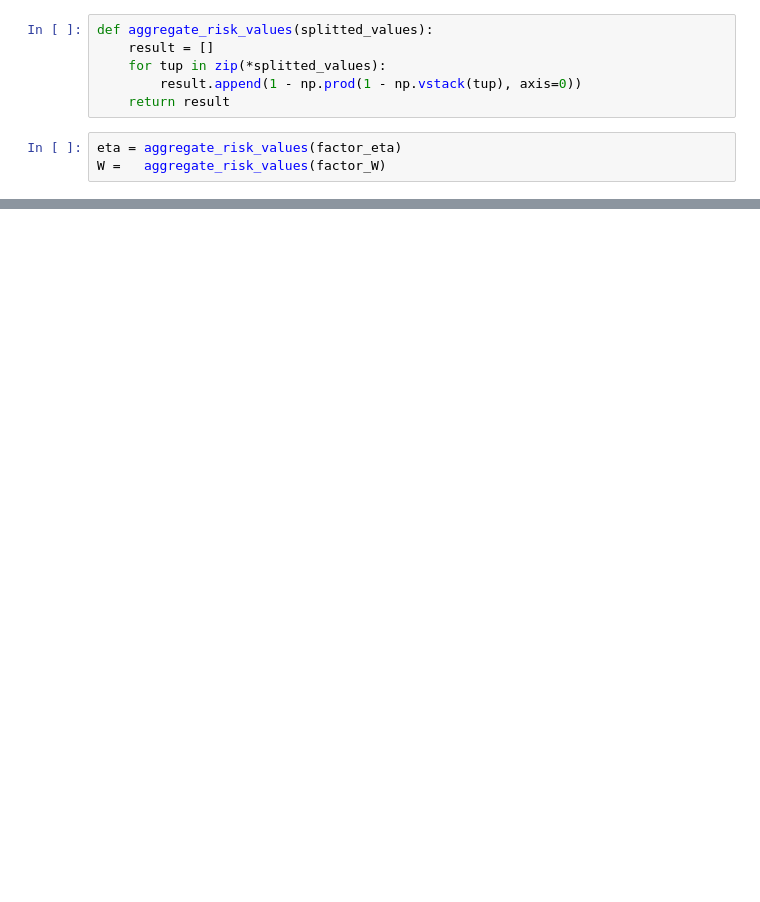
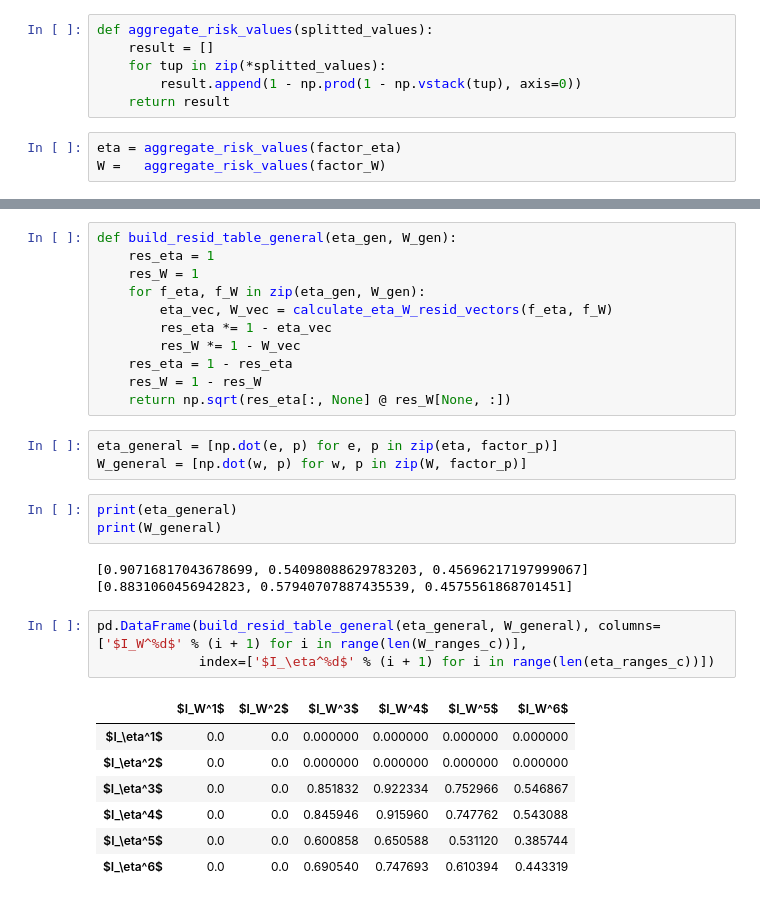
Before and after one commit to Megalitum/savchenko_labs, a Jupyter notebook: semiannual_project_risk.ipynb, the cells around one changed output, grey strips where cells are left out. Saved outputs shown, nothing was run; the diff lists cells and outputs as text; blank space fills up the shorter version.

```diff
--- a/semiannual_project_risk.ipynb
+++ b/semiannual_project_risk.ipynb
@@ -48,0 +93,31 @@ W =   aggregate_risk_values(factor_W)
+# %%
+def build_resid_table_general(eta_gen, W_gen):
+    res_eta = 1
+    res_W = 1
+    for f_eta, f_W in zip(eta_gen, W_gen):
+        eta_vec, W_vec = calculate_eta_W_resid_vectors(f_eta, f_W)
+        res_eta *= 1 - eta_vec
+        res_W *= 1 - W_vec
+    res_eta = 1 - res_eta
+    res_W = 1 - res_W
+    return np.sqrt(res_eta[:, None] @ res_W[None, :])
+# %%
+eta_general = [np.dot(e, p) for e, p in zip(eta, factor_p)]
+W_general = [np.dot(w, p) for w, p in zip(W, factor_p)]
+# %%
+print(eta_general)
+print(W_general)
+# %% [output]
+[0.90716817043678699, 0.54098088629783203, 0.45696217197999067]
+[0.8831060456942823, 0.57940707887435539, 0.4575561868701451]
+# %%
+pd.DataFrame(build_resid_table_general(eta_general, W_general), columns=['$I_W^%d$' % (i + 1) for i in range(len(W_ranges_c))],
+             index=['$I_\eta^%d$' % (i + 1) for i in range(len(eta_ranges_c))])
+# %% [output]
+|  | $I_W^1$ | $I_W^2$ | $I_W^3$ | $I_W^4$ | $I_W^5$ | $I_W^6$ |
+| $I_\eta^1$ | 0.0 | 0.0 | 0.000000 | 0.000000 | 0.000000 | 0.000000 |
+| $I_\eta^2$ | 0.0 | 0.0 | 0.000000 | 0.000000 | 0.000000 | 0.000000 |
+| $I_\eta^3$ | 0.0 | 0.0 | 0.851832 | 0.922334 | 0.752966 | 0.546867 |
+| $I_\eta^4$ | 0.0 | 0.0 | 0.845946 | 0.915960 | 0.747762 | 0.543088 |
+| $I_\eta^5$ | 0.0 | 0.0 | 0.600858 | 0.650588 | 0.531120 | 0.385744 |
+| $I_\eta^6$ | 0.0 | 0.0 | 0.690540 | 0.747693 | 0.610394 | 0.443319 |
```
Also changed, not shown: parts of 11 cells of this notebook.
